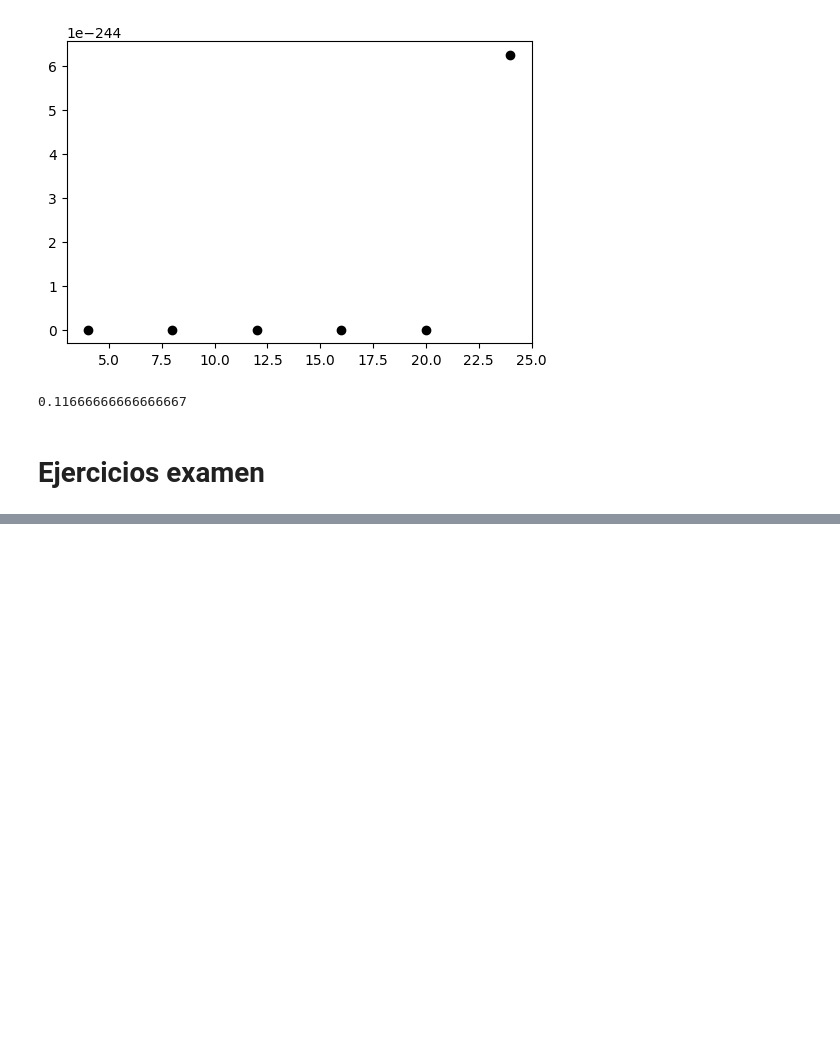
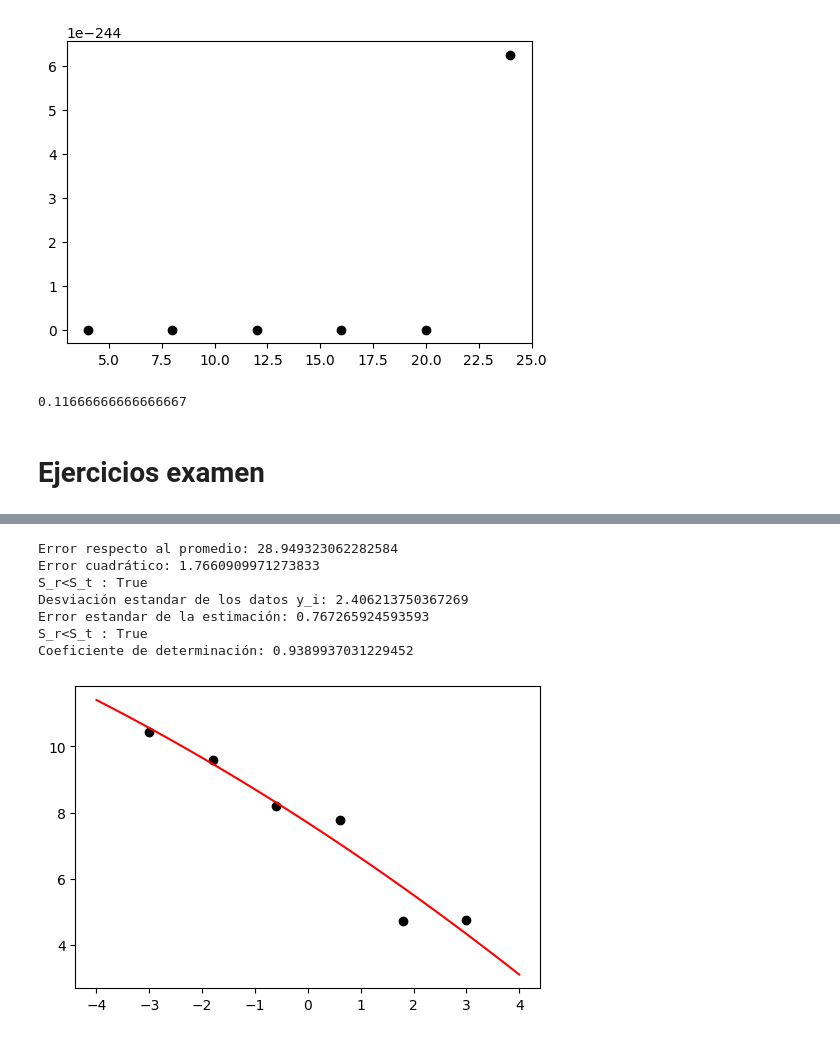
Before and after one commit to gmauricio-toledo/UNISON-teaching, a Jupyter notebook: regresion-lineal.ipynb, the cells around one changed output, grey strips where cells are left out. Cells and saved outputs as stored; diff of their text form; code cells hidden in the pictures; blank space fills up the shorter version.

```diff
--- a/regresion-lineal.ipynb
+++ b/regresion-lineal.ipynb
@@ -244,0 +260,14 @@ array([-3., -2., -1.,  0.,  1.,  2.,  3.])
+# %%
+rp = RegresionLineal(grado=2)
+rp.fit(datos)
+rp.metrics()
+rp.plot()
+# %% [output]
+Error respecto al promedio: 28.949323062282584
+Error cuadrático: 1.7660909971273833
+S_r<S_t : True
+Desviación estandar de los datos y_i: 2.406213750367269
+Error estandar de la estimación: 0.767265924593593
+S_r<S_t : True
+Coeficiente de determinación: 0.9389937031229452
+[figure, added]
```
Also changed, not shown: parts of 5 cells of this notebook.
